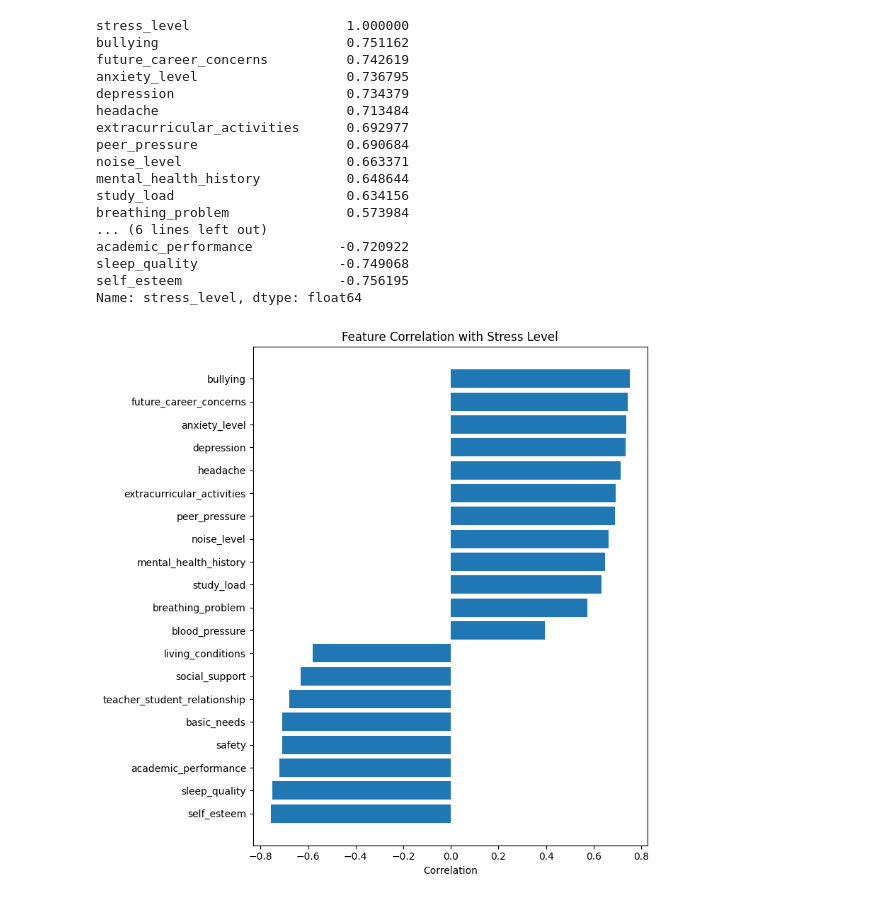
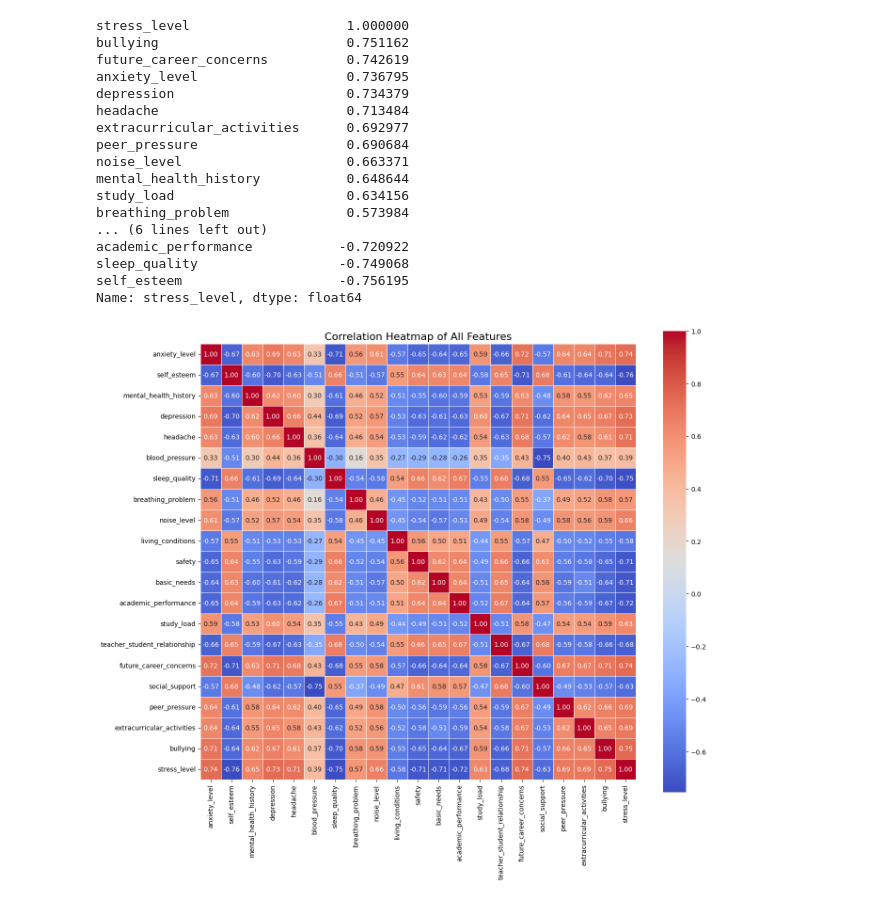
Before and after one commit to stud-mon/stud-mon, a Jupyter notebook: notebooks/data_exploration.ipynb, the cells around one changed output. Drawn from its saved outputs; the diff is of its cells as text; code cells hidden in the pictures.

Commit message:
Examining the correlation heatmap

```diff
--- a/notebooks/data_exploration.ipynb
+++ b/notebooks/data_exploration.ipynb
@@ -177,14 +178,19 @@ academic_performance           -0.720922
 sleep_quality                  -0.749068
 self_esteem                    -0.756195
 Name: stress_level, dtype: float64
-# %%
-corr_target = df.corr(numeric_only=True)['stress_level'].drop('stress_level').sort_values()
-
-plt.figure(figsize=(8,8))
-plt.barh(corr_target.index, corr_target.values)
-plt.title('Feature Correlation with Stress Level')
-plt.xlabel('Correlation')
-plt.tight_layout()
-plt.show()
-# %% [output]
-[figure, removed]
+# %%
+plt.figure(figsize=(14, 12))
+sns.heatmap(
+    corr,
+    annot=True,        # show correlation numbers
+    fmt=".2f",         # limit decimals
+    cmap="coolwarm",   # beautiful red–blue scale
+    linewidths=0.5,    # thin lines between cells
+    square=True
+)
+
+plt.title("Correlation Heatmap of All Features", fontsize=16)
+plt.tight_layout()
+plt.show()
+# %% [output]
+[figure, added]
```
Also changed, not shown: parts of 1 cell of this notebook.
